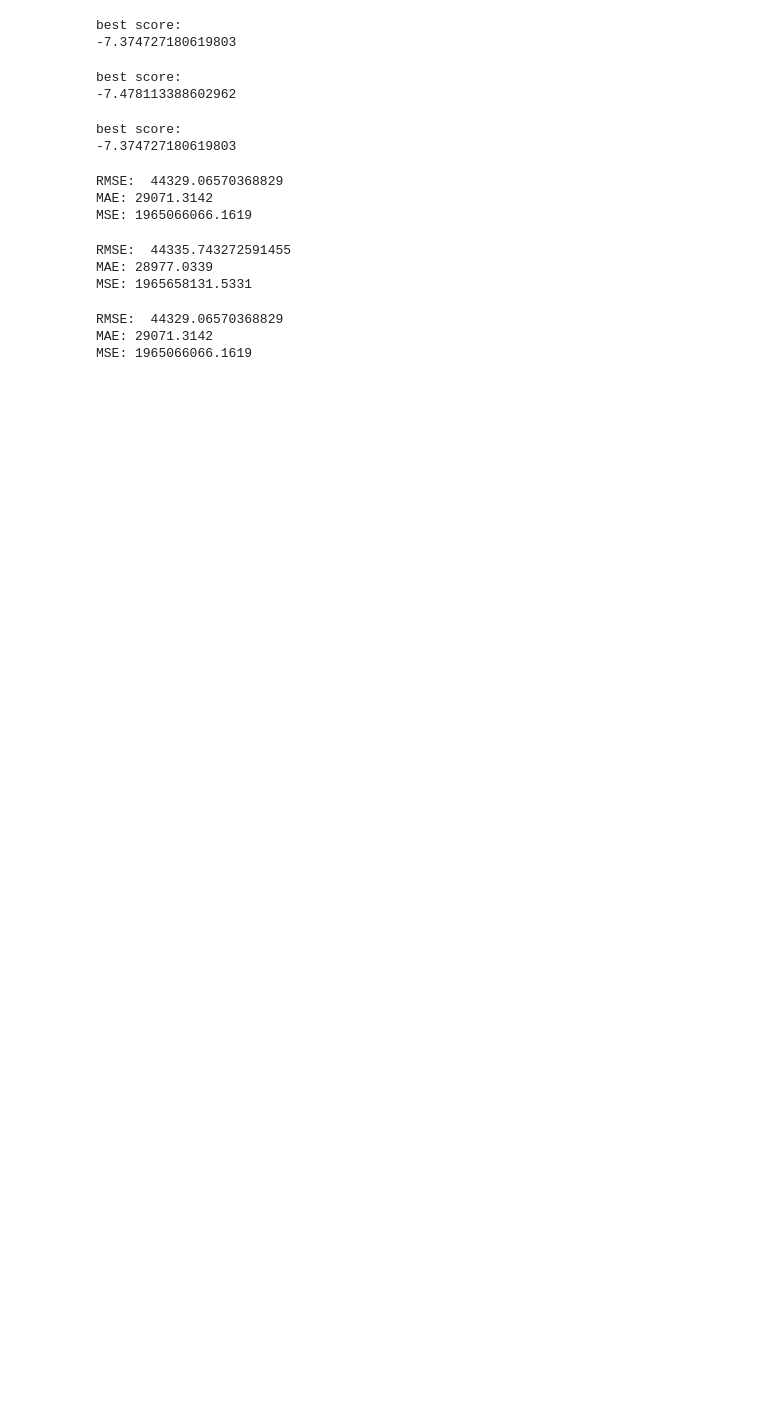
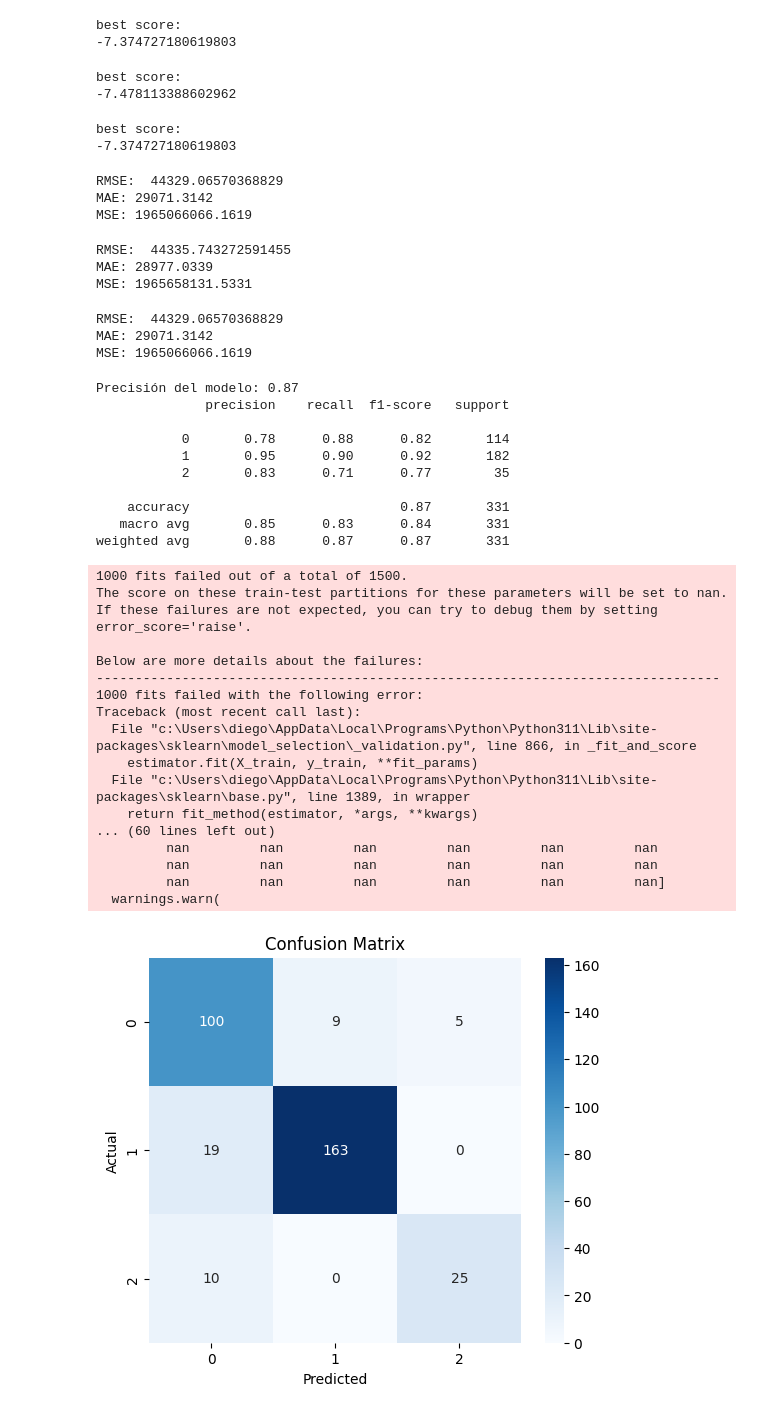
Before and after one commit to MarchMol/Naive_Bayes, a Jupyter notebook: actividades.ipynb, the cells around one changed output. Cells and saved outputs as stored; diff of their text form; code cells hidden in the pictures; blank space fills up the shorter version.

```diff
--- a/actividades.ipynb
+++ b/actividades.ipynb
@@ -412,3 +417,50 @@ print(f"MSE: {mse3:.4f}")
 RMSE:  44329.06570368829
 MAE: 29071.3142
 MSE: 1965066066.1619
+# %%
+param_grid_1 = {
+    'regressor__var_smoothing': np.logspace(0, -9, num=100),
+    'regressor__priors': [None, [0.3, 0.7], [0.5, 0.5]]
+}
+
+param_grid_2 = {
+    'regressor__var_smoothing': np.logspace(0, -12, num=100),
+    'regressor__priors': [None, [0.7, 0.3]]
+}
+# %%
+cnb1 = GridSearchCV(pipeline2, param_grid_1, n_jobs=2, cv=5, scoring='neg_root_mean_squared_error')
+
+cnb1.fit(X_trainC, y_trainC)
+
+y_pred1 = cnb1.predict(X_testC)
+
+classification.metrics_and_cm(y_pred1, y_testC)
+# %% [output]
+Precisión del modelo: 0.87
+              precision    recall  f1-score   support
+
+           0       0.78      0.88      0.82       114
+           1       0.95      0.90      0.92       182
+           2       0.83      0.71      0.77        35
+
+    accuracy                           0.87       331
+   macro avg       0.85      0.83      0.84       331
+weighted avg       0.88      0.87      0.87       331
+1000 fits failed out of a total of 1500.
+The score on these train-test partitions for these parameters will be set to nan.
+If these failures are not expected, you can try to debug them by setting error_score='raise'.
+
+Below are more details about the failures:
+--------------------------------------------------------------------------------
+1000 fits failed with the following error:
+Traceback (most recent call last):
+  File "c:\Users\diego\AppData\Local\Programs\Python\Python311\Lib\site-packages\sklearn\model_selection\_validation.py", line 866, in _fit_and_score
+    estimator.fit(X_train, y_train, **fit_params)
+  File "c:\Users\diego\AppData\Local\Programs\Python\Python311\Lib\site-packages\sklearn\base.py", line 1389, in wrapper
+    return fit_method(estimator, *args, **kwargs)
+... (60 lines left out)
+         nan         nan         nan         nan         nan         nan
+         nan         nan         nan         nan         nan         nan
+         nan         nan         nan         nan         nan         nan]
+  warnings.warn(
+[figure, added]
```
Also changed, not shown: parts of 2 cells of this notebook.
